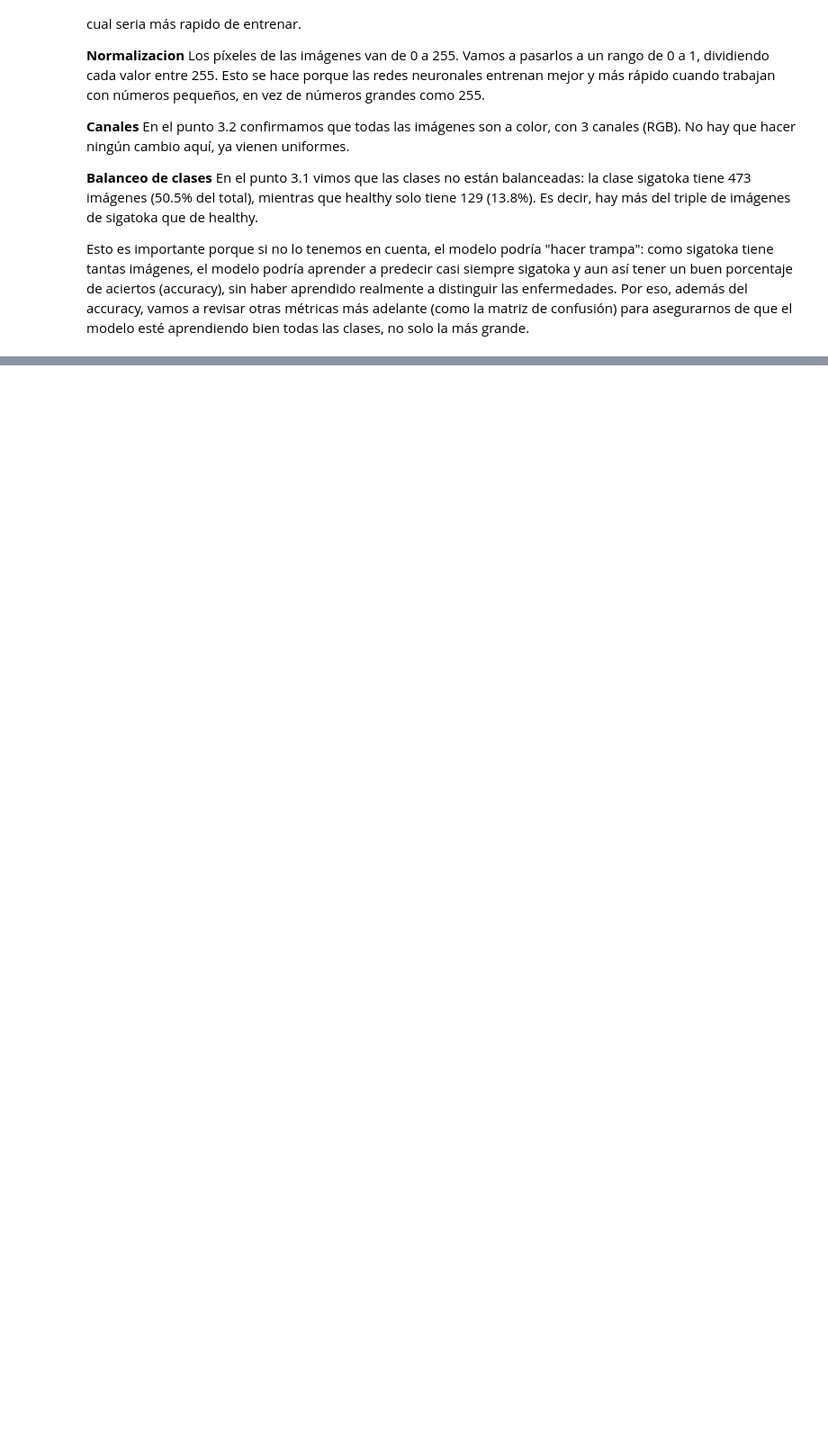
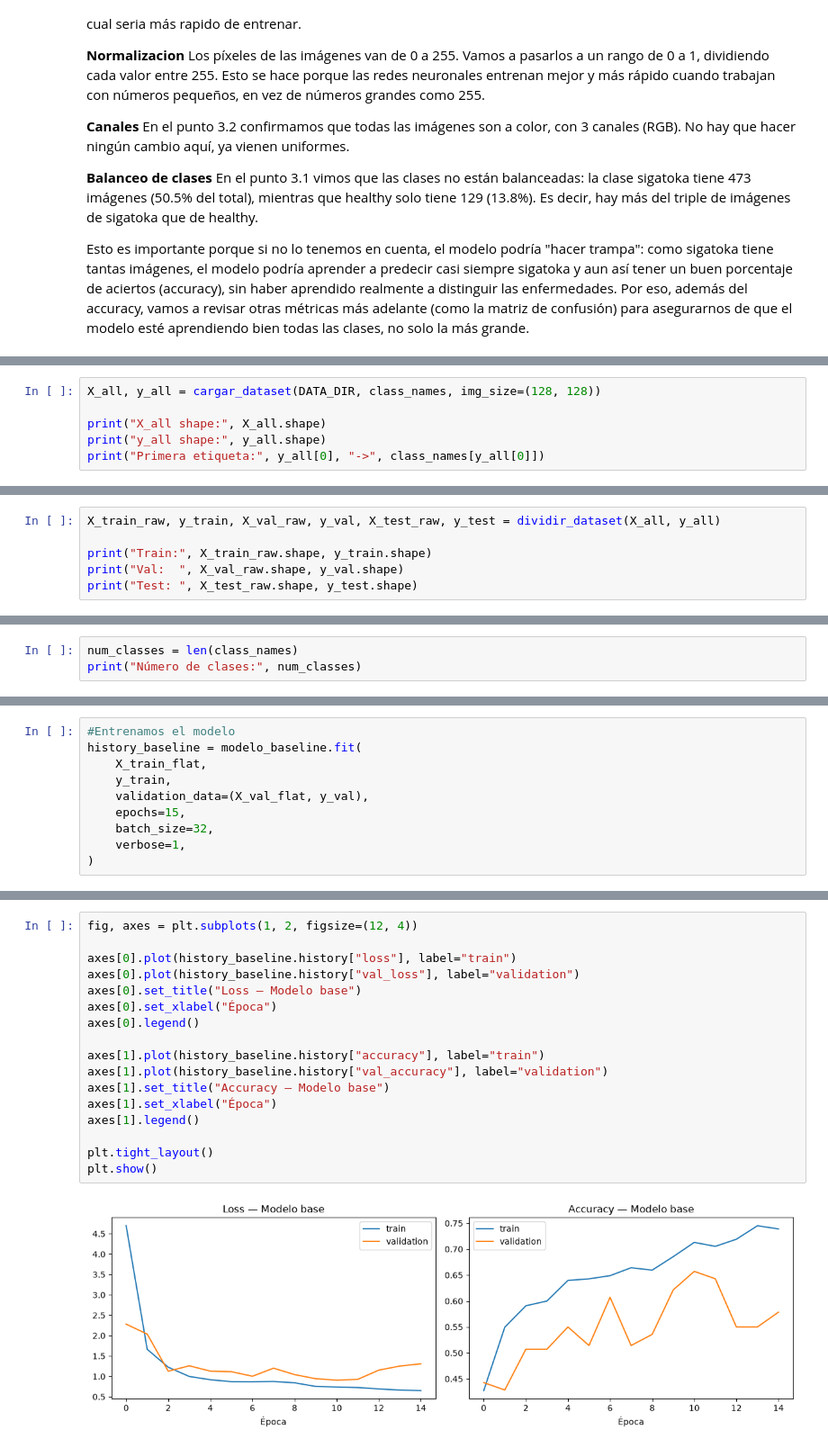
Before and after one commit to LuizaGonzalez/convolutional-layers-analysis, a Jupyter notebook: Banana_Leaf_Spot_Diseases_convolutional.ipynb, the cells around one changed output, grey strips where cells are left out. Shown at 90% size. Saved outputs shown, nothing was run; the diff lists cells and outputs as text; blank space fills up the shorter version.

Commit message:
feat: notebook finish EDA, base model, CNN y experiment and interpretation

```diff
--- a/Banana_Leaf_Spot_Diseases_convolutional.ipynb
+++ b/Banana_Leaf_Spot_Diseases_convolutional.ipynb
@@ -186,0 +232,6 @@ Esto es importante porque si no lo tenemos en cuenta, el modelo podría "hacer t
+# %%
+X_all, y_all = cargar_dataset(DATA_DIR, class_names, img_size=(128, 128))
+
+print("X_all shape:", X_all.shape)
+print("y_all shape:", y_all.shape)
+print("Primera etiqueta:", y_all[0], "->", class_names[y_all[0]])
@@ -186,0 +264,6 @@ Esto es importante porque si no lo tenemos en cuenta, el modelo podría "hacer t
+# %%
+X_train_raw, y_train, X_val_raw, y_val, X_test_raw, y_test = dividir_dataset(X_all, y_all)
+
+print("Train:", X_train_raw.shape, y_train.shape)
+print("Val:  ", X_val_raw.shape, y_val.shape)
+print("Test: ", X_test_raw.shape, y_test.shape)
@@ -186,0 +297,3 @@ Esto es importante porque si no lo tenemos en cuenta, el modelo podría "hacer t
+# %%
+num_classes = len(class_names)
+print("Número de clases:", num_classes)
@@ -186,0 +337,10 @@ Esto es importante porque si no lo tenemos en cuenta, el modelo podría "hacer t
+# %%
+#Entrenamos el modelo
+history_baseline = modelo_baseline.fit(
+    X_train_flat,
+    y_train,
+    validation_data=(X_val_flat, y_val),
+    epochs=15,
+    batch_size=32,
+    verbose=1,
+)
@@ -186,0 +365,19 @@ Esto es importante porque si no lo tenemos en cuenta, el modelo podría "hacer t
+# %%
+fig, axes = plt.subplots(1, 2, figsize=(12, 4))
+
+axes[0].plot(history_baseline.history["loss"], label="train")
+axes[0].plot(history_baseline.history["val_loss"], label="validation")
+axes[0].set_title("Loss — Modelo base")
+axes[0].set_xlabel("Época")
+axes[0].legend()
+
+axes[1].plot(history_baseline.history["accuracy"], label="train")
+axes[1].plot(history_baseline.history["val_accuracy"], label="validation")
+axes[1].set_title("Accuracy — Modelo base")
+axes[1].set_xlabel("Época")
+axes[1].legend()
+
+plt.tight_layout()
+plt.show()
+# %% [output]
+[figure, added]
```
Also changed, not shown: parts of 32 cells of this notebook.
